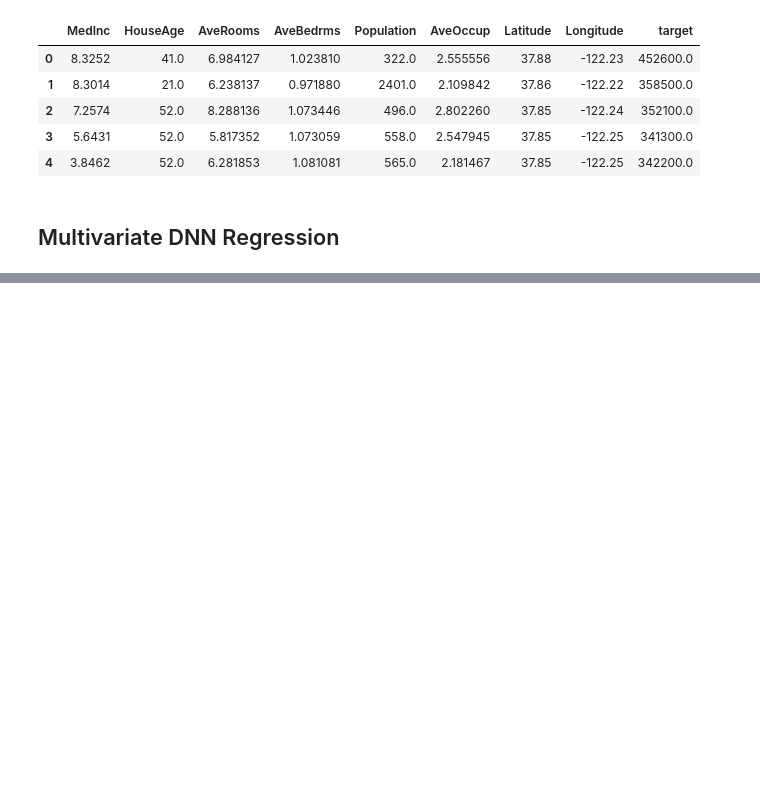
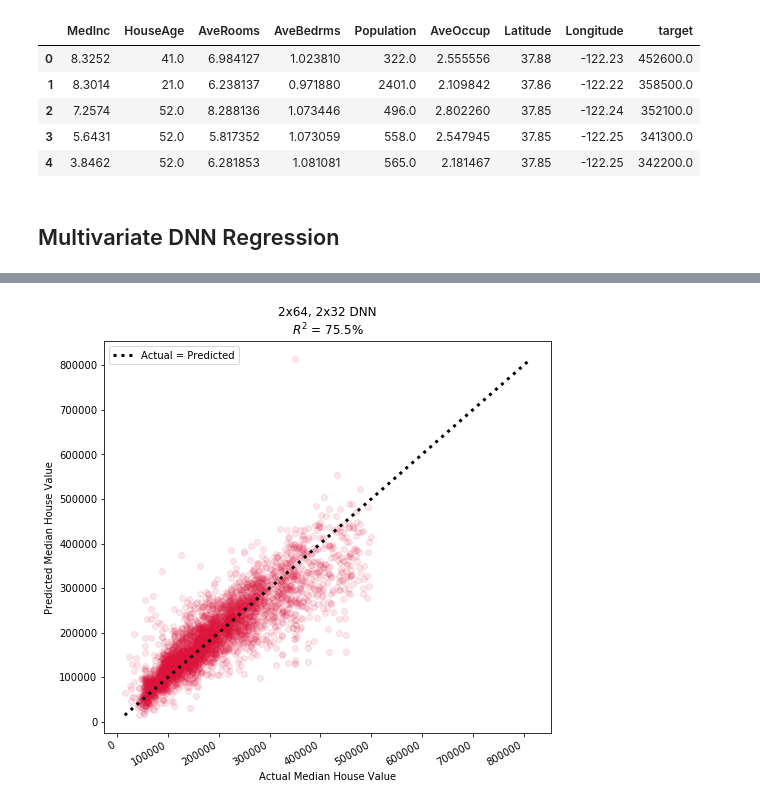
Before and after one commit to cgkr/OMAE2019_ShortCourse, a Jupyter notebook: californiaHousing_DNN.ipynb, the cells around one changed output, grey strips where cells are left out. Drawn from its saved outputs; the diff is of its cells as text; code cells hidden in the pictures; blank space fills up the shorter version.

```diff
--- a/californiaHousing_DNN.ipynb
+++ b/californiaHousing_DNN.ipynb
@@ -139,0 +141,21 @@ Epoch 273/2000
+# %%
+from sklearn.metrics import r2_score
+
+fig = plt.figure(figsize=(8,8))
+
+minv = min(y_test.min(), y_pred.min())
+maxv = max(y_test.max(), y_pred.max())
+
+plt.scatter(y_test, y_pred, alpha=0.1, c='crimson')
+plt.plot([minv, maxv], [minv, maxv], c='k', linestyle=':', linewidth=3, label='Actual = Predicted')
+
+plt.title('2x64, 2x32 DNN\n$R^2$ = {:.1f}%'.format(100*r2_score(y_test, y_pred)))
+plt.xlabel('Actual Median House Value')
+plt.ylabel('Predicted Median House Value')
+
+plt.legend()
+
+fig.autofmt_xdate()
+plt.show()
+# %% [output]
+[figure, added]
```
Also changed, not shown: parts of 7 cells of this notebook, 1 other file.
